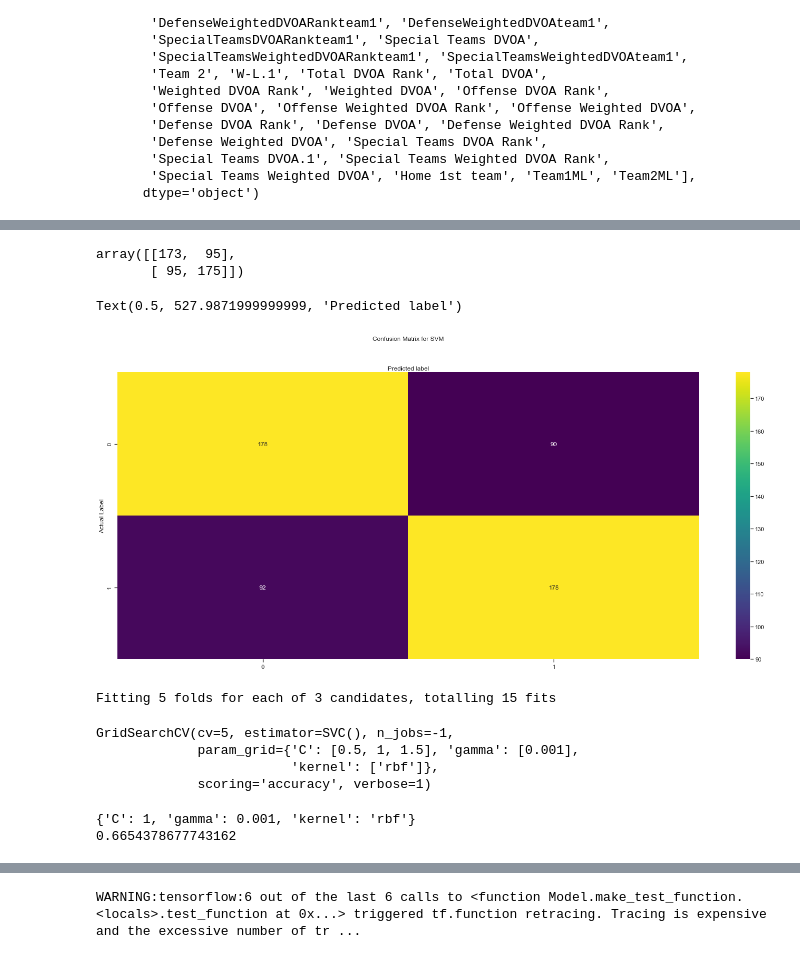
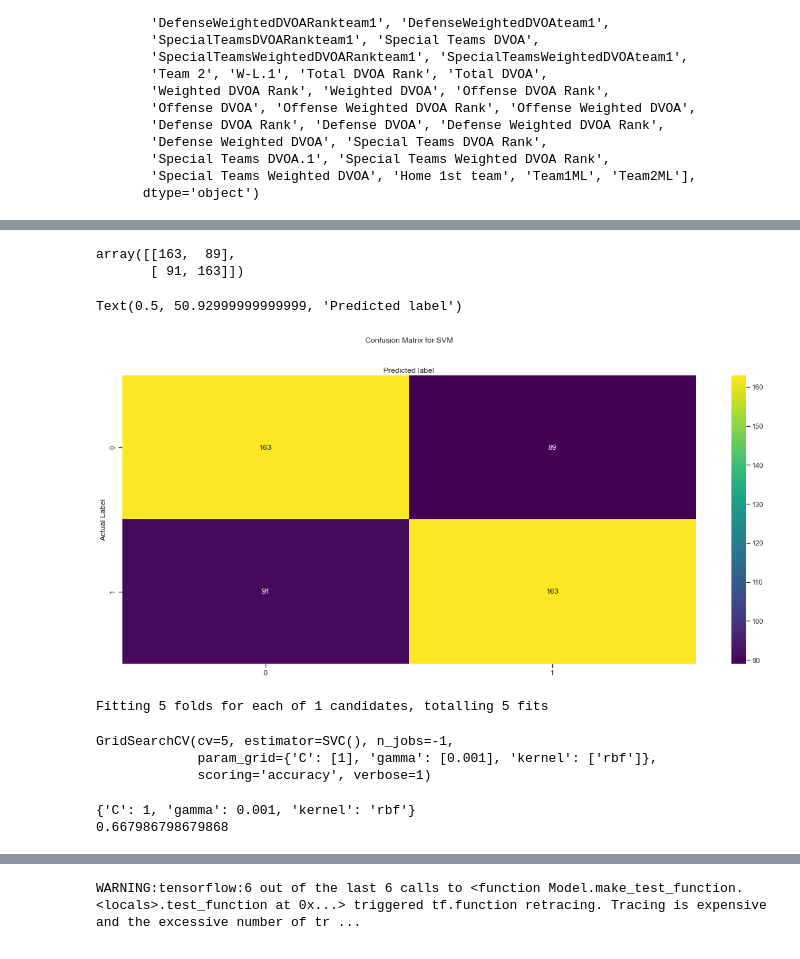
Before and after one commit to vivekbavda/NFL, a Jupyter notebook: BavdaNFLCapstoneDataCleaning.ipynb, the cells around one changed output, grey strips where cells are left out. Cells and saved outputs as stored; diff of their text form; code cells hidden in the pictures.

```diff
--- a/BavdaNFLCapstoneDataCleaning.ipynb
+++ b/BavdaNFLCapstoneDataCleaning.ipynb
@@ -979,7 +981,7 @@ df21t0c.describe()
 8 rows × 37 columns
 # %%
 combineprojected=[df20t1c, df20t2c, df20t3c]
-combineprojected2=[df20t1c, df20t2c, df20t3c, df20t4c, df20t5c]
+combineprojected2=[df20t1c, df20t2c, df20t3c, df20t4c, df20t5c, df20t6c, df20t7c, df20t8c, df20t9c, df20t10c, df20t11c, df20t12c, df20t13c, df20t14c, df20t15c, df20t16c, df20t17c]
 combineprojected3=[df20t1c, df20t2c, df20t3c, df20t4c, df20t5c, df20t6c, df20t7c, df20t8c, df20t9c, df20t10c, df20t11c, df20t12c, df20t13c, df20t14c, df20t15c, df20t16c, df20t17c, df21t0c]
 # %%
 dfprojected=pd.concat(combineprojected)
@@ -1193,8 +1205,8 @@ Sy=SX['W-L']
 #SX=SX.drop(columns=['W-L', 'Team', 'Team 2'])
 SX=SX[features]
 # %%
-X=dfprojected3[features]
-y=dfprojected3[target]
+X=dfprojected2[features]
+y=dfprojected2[target]
 ss = StandardScaler()
 X_sc=ss.fit_transform(X)
 # %%
@@ -1248,25 +1277,25 @@ array([[2.05565598, 1.3289935 , 1.00239718, 0.54502084, 0.6995745 ,
 cnf_matrix_svmclf=metrics.confusion_matrix(y, svmclfpredictions)
 cnf_matrix_svmclf
 # %% [output]
-array([[173,  95],
-       [ 95, 175]])
+array([[163,  89],
+       [ 91, 163]])
 # %%
 # name  of classes
 fig, ax = plt.subplots()
 tick_marks = np.arange(len(y))
 plt.xticks(tick_marks, y)
 plt.yticks(tick_marks, y)
 # create heatmap
-sns.heatmap(pd.DataFrame(cnf_matrix_lr), annot=True, cmap="viridis" ,fmt='g')
+sns.heatmap(pd.DataFrame(cnf_matrix_svmclf), annot=True, cmap="viridis" ,fmt='g')
 ax.xaxis.set_label_position("top")
-plt.tight_layout()
+#plt.tight_layout()
 plt.title('Confusion Matrix for SVM', y=1.1)
 plt.ylabel('Actual Label')
 plt.xlabel('Predicted label')
 #Riley Dallas's Classification MetricII lecture
 # %% [output]
-Text(0.5, 527.9871999999999, 'Predicted label')
+Text(0.5, 50.92999999999999, 'Predicted label')
-[figure, old version]
+[figure, new version]
 # %%
 clf = svm.SVC()
 
@@ -1276,25 +1305,24 @@ kernel_range = ['rbf']
 
 param_grid = dict(gamma=gamma_range,  C=C_range, kernel=kernel_range)
 
-grid = GridSearchCV(clf, param_grid, cv = 5,
+grid1 = GridSearchCV(clf, param_grid, cv = 5,
                     scoring = 'accuracy', verbose = 1, n_jobs = -1)
 
-grid.fit(X_sc, y)
+grid1.fit(X_sc, y)
 # %% [output]
-Fitting 5 folds for each of 3 candidates, totalling 15 fits
+Fitting 5 folds for each of 1 candidates, totalling 5 fits
 GridSearchCV(cv=5, estimator=SVC(), n_jobs=-1,
-             param_grid={'C': [0.5, 1, 1.5], 'gamma': [0.001],
-                         'kernel': ['rbf']},
+             param_grid={'C': [1], 'gamma': [0.001], 'kernel': ['rbf']},
              scoring='accuracy', verbose=1)
 # %%
 # check the results
 
-print(grid.best_params_)
-print(grid.best_score_)
-gssvmpredictions=grid.predict(X_sc)
+print(grid1.best_params_)
+print(grid1.best_score_)
+gssvmpredictions=grid1.predict(X_sc)
 # %% [output]
 {'C': 1, 'gamma': 0.001, 'kernel': 'rbf'}
-0.6654378677743162
+0.667986798679868
 # %%
 cnf_matrix_gssvm=metrics.confusion_matrix(y, gssvmpredictions)
 cnf_matrix_gssvm
```
Also changed, not shown: parts of 52 cells of this notebook.
